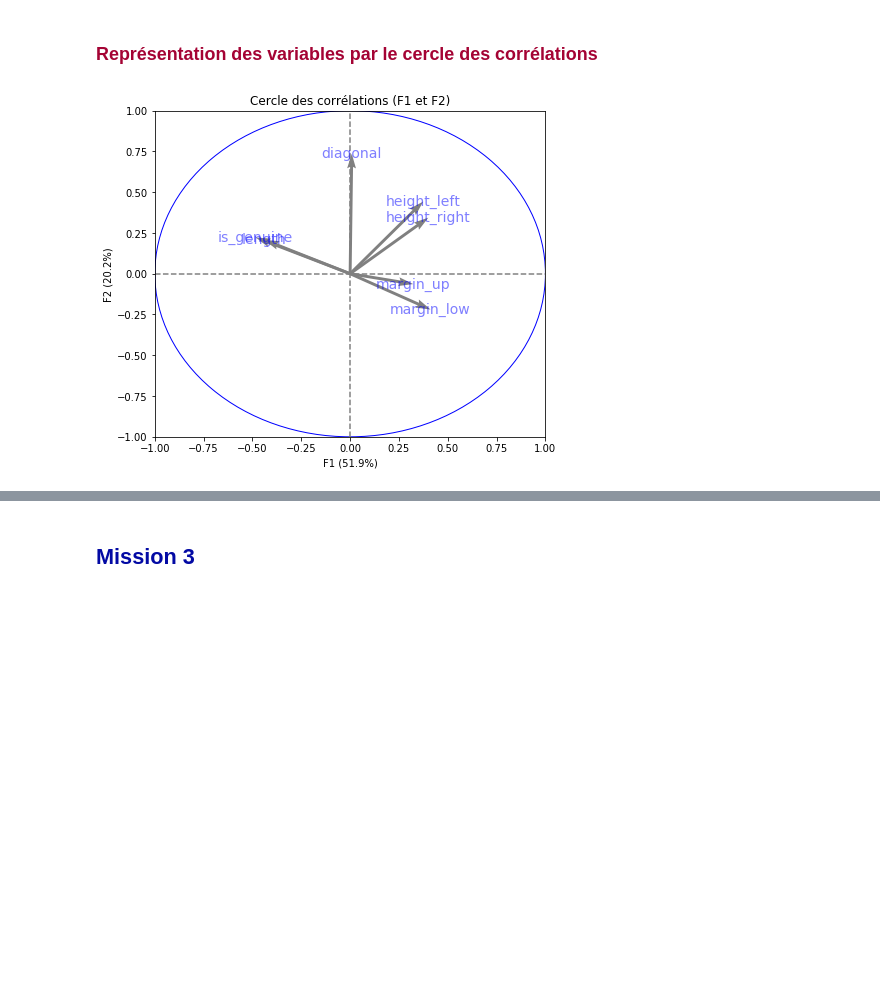
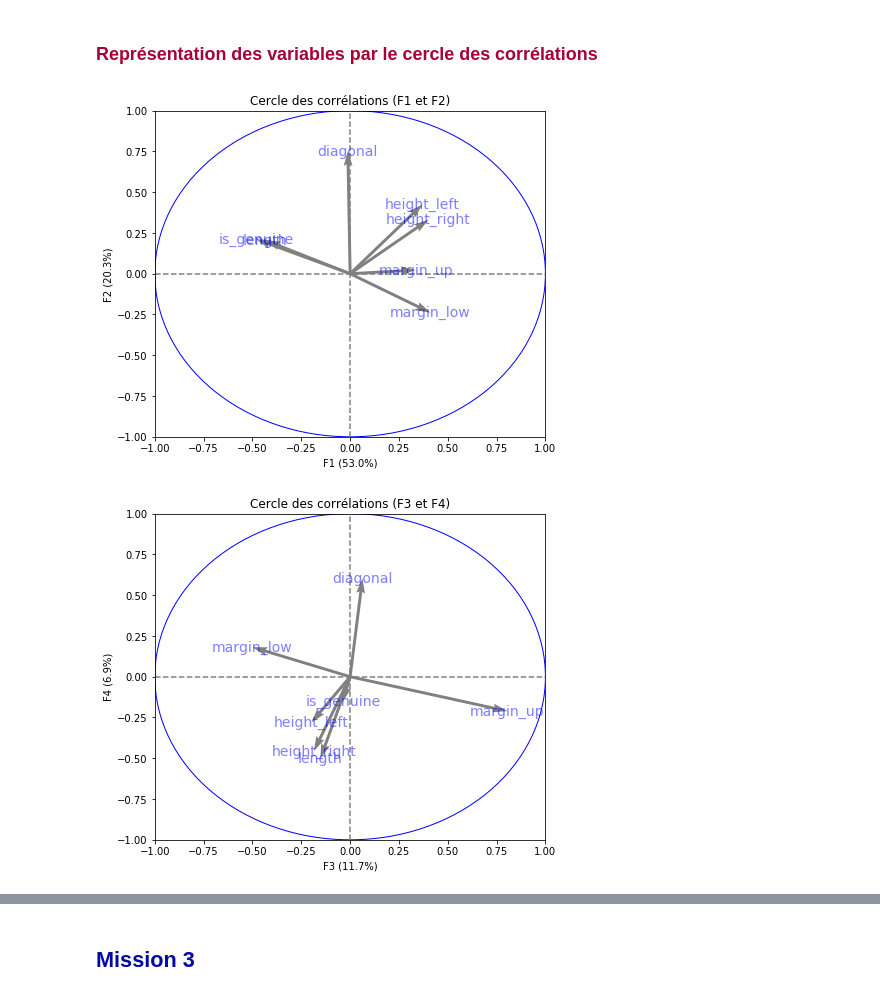
Before and after one commit to MattSioll/DataAnalyst, a Jupyter notebook: Projet 6/P6_Levallois_Matthieu.ipynb, the cells around one changed output, grey strips where cells are left out. Drawn from its saved outputs; the diff is of its cells as text; code cells hidden in the pictures; blank space fills up the shorter version.

```diff
--- a/Projet 6/P6_Levallois_Matthieu.ipynb
+++ b/Projet 6/P6_Levallois_Matthieu.ipynb
@@ -27,0 +108,7 @@ data.head(3)
+# %%
+Q1 = data['diagonal'].quantile(0.25)
+Q3 = data['diagonal'].quantile(0.75)
+IQR = Q3 - Q1    #IQR is interquartile range.
+
+filter = (data['diagonal'] >= Q1 - 1.5 * IQR) & (data['diagonal'] <= Q3 + 1.5 *IQR)
+data = data.loc[filter]
@@ -27,0 +133,7 @@ data.head(3)
+# %%
+Q1 = data['height_right'].quantile(0.25)
+Q3 = data['height_right'].quantile(0.75)
+IQR = Q3 - Q1    #IQR is interquartile range.
+
+filter = (data['height_right'] >= Q1 - 1.5 * IQR) & (data['height_right'] <= Q3 + 1.5 *IQR)
+data = data.loc[filter]
@@ -27,0 +158,7 @@ data.head(3)
+# %%
+Q1 = data['margin_up'].quantile(0.25)
+Q3 = data['margin_up'].quantile(0.75)
+IQR = Q3 - Q1    #IQR is interquartile range.
+
+filter = (data['margin_up'] >= Q1 - 1.5 * IQR) & (data['margin_up'] <= Q3 + 1.5 *IQR)
+data = data.loc[filter]
@@ -221,32 +360,37 @@ def display_circles(pcs, n_comp, pca, axis_ranks, labels=None, label_rotation=0,
             plt.show(block=False)
 
 
 
 # choix du nombre de composantes à calculer
 n_comp = 7
 
 # sélection des colonnes à prendre en compte dans l'ACP
 data_pca = data[['is_genuine',
                  'diagonal',
                  'height_left',
                  'height_right',
                  'margin_low',
                 'margin_up',
                  'length']]
 
 # préparation des données pour l'ACP
 data_pca = data_pca.fillna(data_pca.mean())
 
 X = data_pca.values
 names = data.index
 features = data.columns
 
 # Centrage et Réduction
 std_scale = preprocessing.StandardScaler().fit(X)
 X_scaled = std_scale.transform(X)
 
+# Calcul des composantes principales
+pca = decomposition.PCA(n_components=n_comp)
+pca.fit(X_scaled)
+
 # Cercle des corrélations
 pcs = pca.components_
-display_circles(pcs, n_comp, pca, [(0,1)], labels = np.array(features))
+display_circles(pcs, n_comp, pca, [(0,1),(2,3)], labels = np.array(features))
 # %% [output]
-[figure, old version]
+[figure, new version]
+[figure, added]
```
Also changed, not shown: parts of 68 cells of this notebook.
